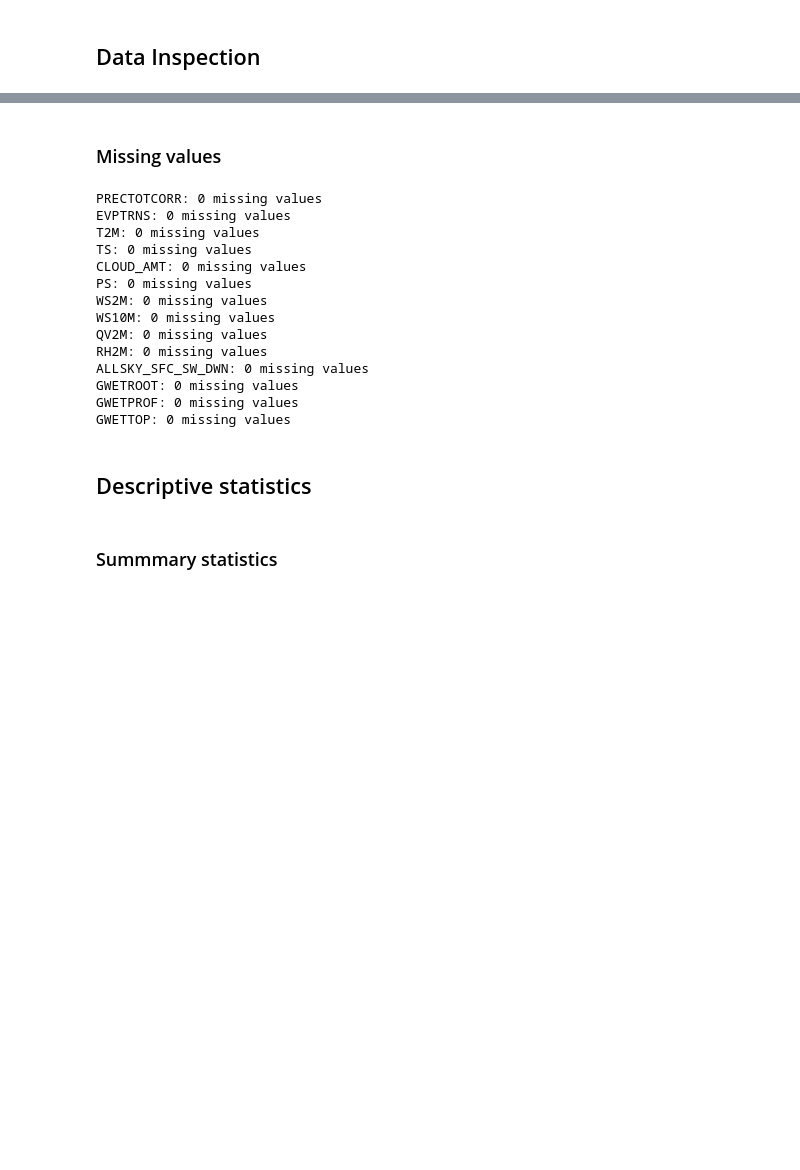
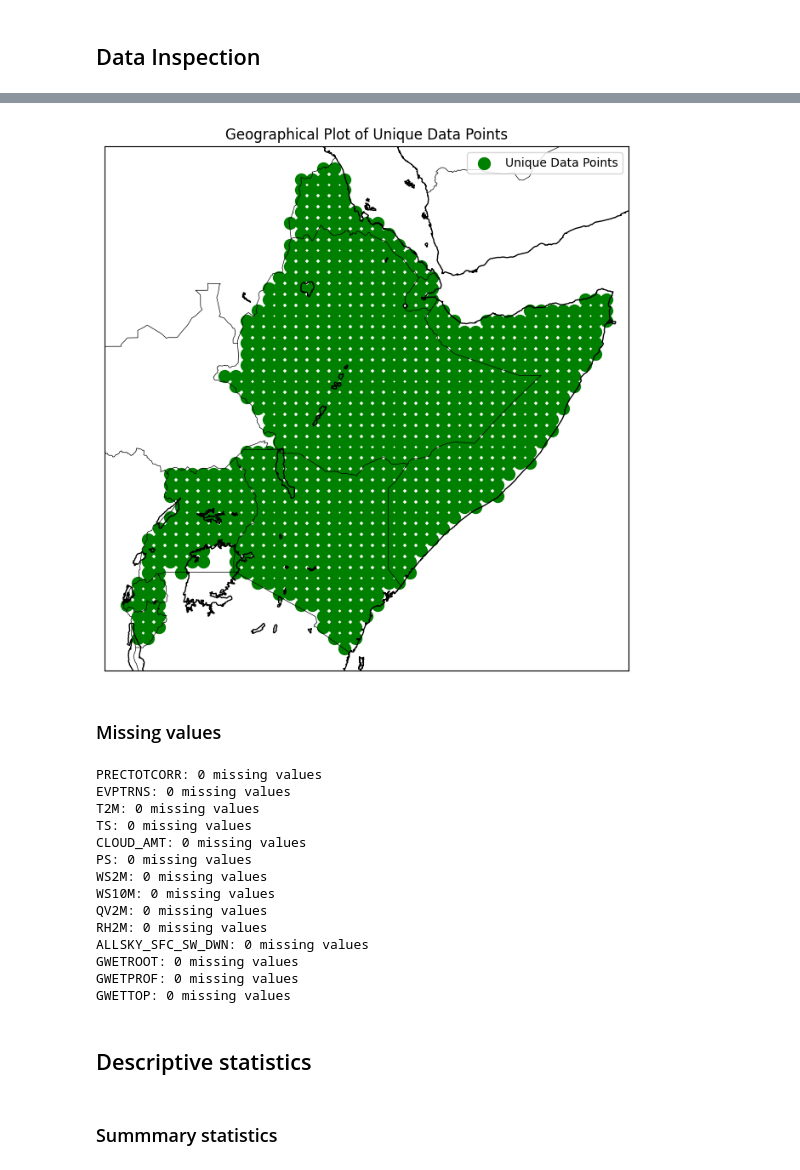
Before and after one commit to AdamPrzychodniPrivate/soil-water-forecasting, a Jupyter notebook: ml-modeling-pipeline/notebooks/3.1 ESTDA_global.ipynb, the cells around one changed output, grey strips where cells are left out. Drawn from its saved outputs; the diff is of its cells as text; code cells hidden in the pictures; blank space fills up the shorter version.

```diff
--- a/ml-modeling-pipeline/notebooks/3.1 ESTDA_global.ipynb
+++ b/ml-modeling-pipeline/notebooks/3.1 ESTDA_global.ipynb
@@ -31,0 +19,2 @@ Data variables: (12/15)
+# %%
+polars_df = pl.read_parquet("/workspace/soil-ml-modeling-pipeline/ml-modeling-pipeline/data/02_intermediate/preprocessed_power_nasa_data.parquet")
@@ -84,3 +36,66 @@ plot_dataset_boundaries(ds)
+# %%
+import matplotlib.pyplot as plt
+from mpl_toolkits.basemap import Basemap
+import polars as pl
+import gc  # Import the garbage collector
+
+def plot_geographical_data(polars_df: pl.DataFrame):
+    """
+    Plots unique geographical data points on a map from a Polars DataFrame containing latitude and longitude.
+
+    Parameters:
+    - polars_df (pl.DataFrame): A Polars DataFrame with 'lat' and 'lon' columns.
+
+    Author:
+    - Adam Przychodni
+    """
+    # Ensure the DataFrame has the necessary columns
+    if not {'lat', 'lon'}.issubset(polars_df.columns):
+        raise ValueError("DataFrame must contain 'lat' and 'lon' columns")
+
+    # Select the latitude and longitude columns and get unique pairs
+    unique_coords = polars_df.select(['lat', 'lon']).unique()
+
+    # Extract longitude and latitude columns from the unique coordinates
+    lons = unique_coords.get_column('lon').to_numpy()
+    lats = unique_coords.get_column('lat').to_numpy()
+
+    # Set up the plot with a specified size
+    fig, ax = plt.subplots(figsize=(12, 8))
+
+    # Create a Basemap instance with a cylindrical projection
+    m = Basemap(projection='cyl', llcrnrlon=lons.min() - 1, llcrnrlat=lats.min() - 1,
+                urcrnrlon=lons.max() + 1, urcrnrlat=lats.max() + 1, resolution='i', ax=ax)
+
+    # Draw coastlines and countries for better map visualization
+    m.drawcoastlines()
+    m.drawcountries()
+
+    # Convert latitude and longitude to map projection coordinates
+    x, y = m(lons, lats)
+
+    # Plot the data points with a green color, 'o' marker, and size of 100
+    m.scatter(x, y, color='green', label='Unique Data Points', marker='o', s=80)
+
+    # Add a legend and a title to the plot
+    plt.legend()
+    plt.title('Geographical Plot of Unique Data Points')
+
+    # Display the plot
+    plt.show()
+
+    # Close the plot to free up memory
+    plt.close(fig)
+
+    # Explicitly delete variables and collect garbage
+    del m, x, y, lons, lats, unique_coords, fig, ax
+    gc.collect()
+
+# Example usage:
+# Assuming 'df' is your Polars DataFrame loaded with latitude and longitude data
+plot_geographical_data(polars_df)
+# %% [output]
+[figure, added]
 # %% [markdown]
 ### Missing values
 # %%
```
Also changed, not shown: parts of 7 cells of this notebook.
